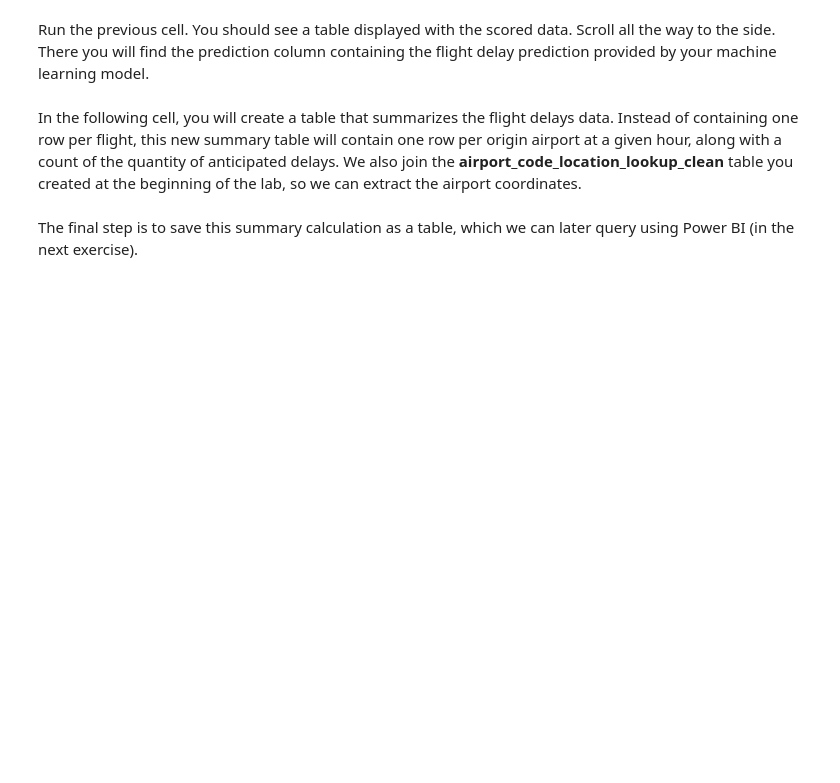
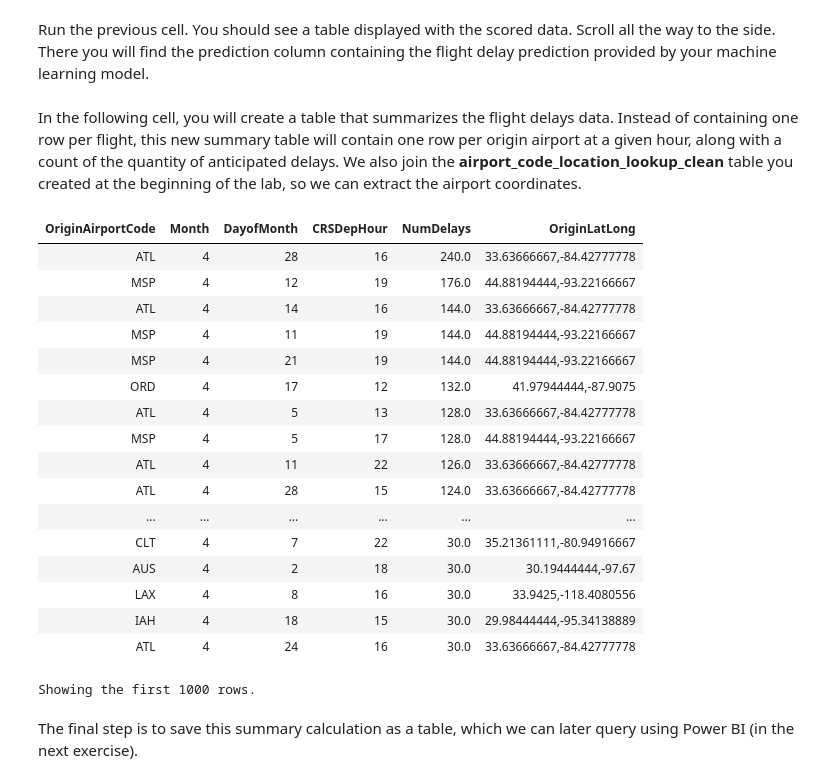
Before and after one commit to microsoft/MTC_IL_WORKSHOP_Big_data_analytics_and_visualization, a Jupyter notebook: DATA_ENG_IN_AZURE/Hands-on lab/lab-files/BigDataVis/Exercise 6/01 Explore Data.ipynb, the cells around one changed output. Drawn from its saved outputs; the diff is of its cells as text; code cells hidden in the pictures; blank space fills up the shorter version.

```diff
--- a/DATA_ENG_IN_AZURE/Hands-on lab/lab-files/BigDataVis/Exercise 6/01 Explore Data.ipynb
+++ b/DATA_ENG_IN_AZURE/Hands-on lab/lab-files/BigDataVis/Exercise 6/01 Explore Data.ipynb
@@ -11,15 +16,47 @@ Run the previous cell. You should see a table displayed with the scored data. Sc
 In the following cell, you will create a table that summarizes the flight delays data. Instead of containing one row per flight, this new summary table will contain one row per origin airport at a given hour, along with a count of the quantity of anticipated delays. We also join the **airport_code_location_lookup_clean** table you created at the beginning of the lab, so we can extract the airport coordinates.
 # %%
 %sql
-SELECT  OriginAirportCode, Month, DayofMonth, CRSDepHour, Sum(prediction) NumDelays,
-    CONCAT(Latitude, ',', Longitude) OriginLatLong
-    FROM scoredflights s
-    INNER JOIN airport_code_location_lookup_clean a
-    ON s.OriginAirportCode = a.Airport
-    WHERE Month = 4
-    GROUP BY OriginAirportCode, OriginLatLong, Month, DayofMonth, CRSDepHour
-    Having Sum(prediction) > 1
-    ORDER BY NumDelays DESC
+SELECT
+  OriginAirportCode,
+  Month,
+  DayofMonth,
+  CRSDepHour,
+  Sum(prediction) NumDelays,
+  CONCAT(Latitude, ',', Longitude) OriginLatLong
+FROM
+  scoredflights s
+  INNER JOIN airport_code_location_lookup_clean a ON s.OriginAirportCode = a.Airport
+WHERE
+  Month = 4
+GROUP BY
+  OriginAirportCode,
+  OriginLatLong,
+  Month,
+  DayofMonth,
+  CRSDepHour
+Having
+  Sum(prediction) > 1
+ORDER BY
+  NumDelays DESC
+# %% [output]
+| OriginAirportCode | Month | DayofMonth | CRSDepHour | NumDelays | OriginLatLong |
+| ATL | 4 | 28 | 16 | 240.0 | 33.63666667,-84.42777778 |
+| MSP | 4 | 12 | 19 | 176.0 | 44.88194444,-93.22166667 |
+| ATL | 4 | 14 | 16 | 144.0 | 33.63666667,-84.42777778 |
+| MSP | 4 | 11 | 19 | 144.0 | 44.88194444,-93.22166667 |
+| MSP | 4 | 21 | 19 | 144.0 | 44.88194444,-93.22166667 |
+| ORD | 4 | 17 | 12 | 132.0 | 41.97944444,-87.9075 |
+| ATL | 4 | 5 | 13 | 128.0 | 33.63666667,-84.42777778 |
+| MSP | 4 | 5 | 17 | 128.0 | 44.88194444,-93.22166667 |
+| ATL | 4 | 11 | 22 | 126.0 | 33.63666667,-84.42777778 |
+| ATL | 4 | 28 | 15 | 124.0 | 33.63666667,-84.42777778 |
+| ... | ... | ... | ... | ... | ... |
+| CLT | 4 | 7 | 22 | 30.0 | 35.21361111,-80.94916667 |
+| AUS | 4 | 2 | 18 | 30.0 | 30.19444444,-97.67 |
+| LAX | 4 | 8 | 16 | 30.0 | 33.9425,-118.4080556 |
+| IAH | 4 | 18 | 15 | 30.0 | 29.98444444,-95.34138889 |
+| ATL | 4 | 24 | 16 | 30.0 | 33.63666667,-84.42777778 |
+Showing the first 1000 rows.
 # %% [markdown]
 The final step is to save this summary calculation as a table, which we can later query using Power BI (in the next exercise).
 # %%
```
Also changed, not shown: parts of 6 cells of this notebook, 2 other files.
